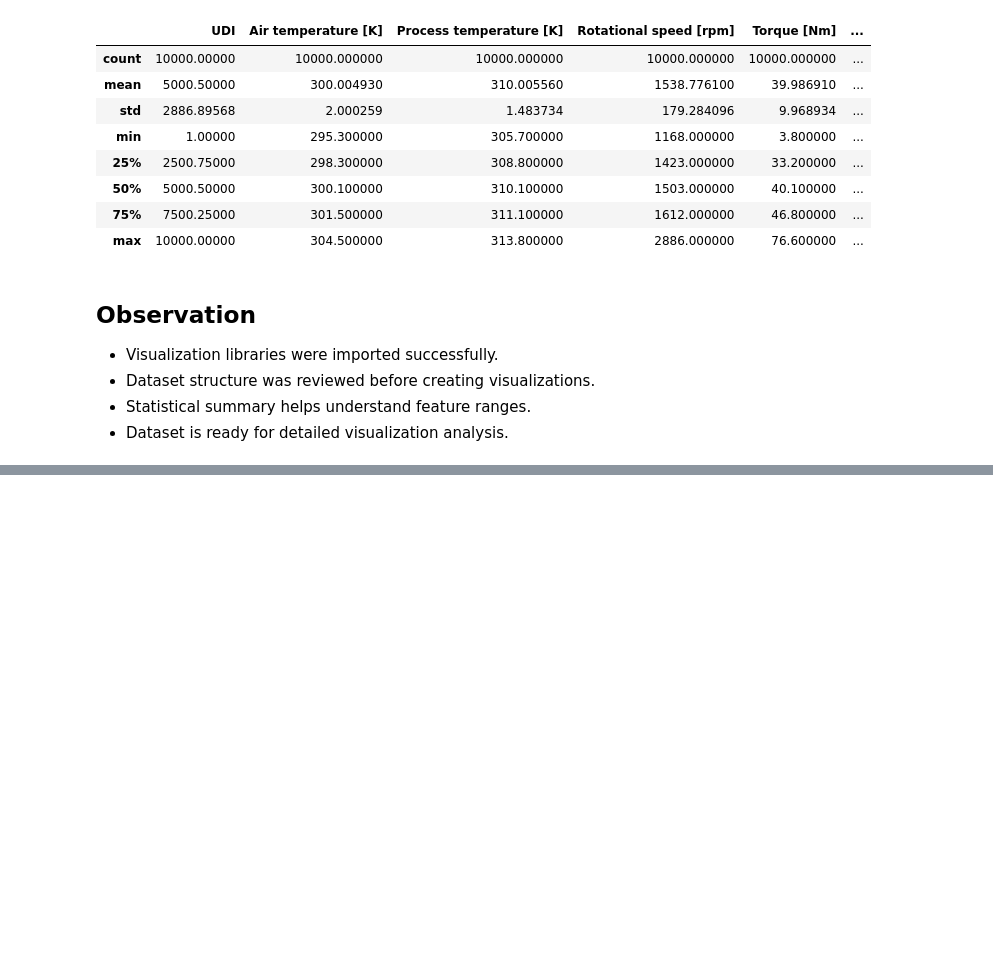
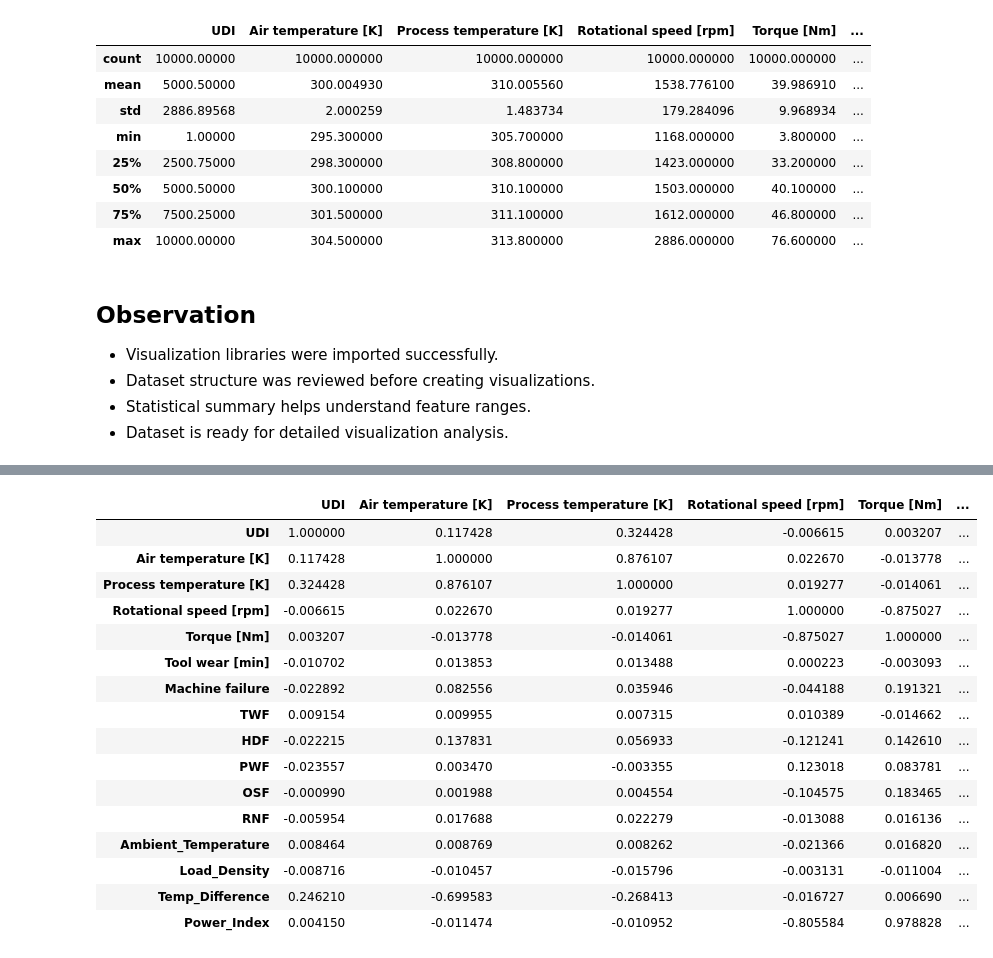
Before and after one commit to durgaanilcodes/predictive-maintenance, a Jupyter notebook: notebooks/eda_analysis (7).ipynb, the cells around one changed output, grey strips where cells are left out. Saved outputs shown, nothing was run; the diff lists cells and outputs as text; code cells hidden in the pictures; blank space fills up the shorter version.

```diff
--- a/notebooks/eda_analysis (6).ipynb
+++ b/notebooks/eda_analysis (7).ipynb
@@ -162,0 +175,21 @@ df.describe()
+# %%
+correlation = numeric_df.corr()
+correlation
+# %% [output]
+|  | UDI | Air temperature [K] | Process temperature [K] | Rotational speed [rpm] | Torque [Nm] | ... |
+| UDI | 1.000000 | 0.117428 | 0.324428 | -0.006615 | 0.003207 | ... |
+| Air temperature [K] | 0.117428 | 1.000000 | 0.876107 | 0.022670 | -0.013778 | ... |
+| Process temperature [K] | 0.324428 | 0.876107 | 1.000000 | 0.019277 | -0.014061 | ... |
+| Rotational speed [rpm] | -0.006615 | 0.022670 | 0.019277 | 1.000000 | -0.875027 | ... |
+| Torque [Nm] | 0.003207 | -0.013778 | -0.014061 | -0.875027 | 1.000000 | ... |
+| Tool wear [min] | -0.010702 | 0.013853 | 0.013488 | 0.000223 | -0.003093 | ... |
+| Machine failure | -0.022892 | 0.082556 | 0.035946 | -0.044188 | 0.191321 | ... |
+| TWF | 0.009154 | 0.009955 | 0.007315 | 0.010389 | -0.014662 | ... |
+| HDF | -0.022215 | 0.137831 | 0.056933 | -0.121241 | 0.142610 | ... |
+| PWF | -0.023557 | 0.003470 | -0.003355 | 0.123018 | 0.083781 | ... |
+| OSF | -0.000990 | 0.001988 | 0.004554 | -0.104575 | 0.183465 | ... |
+| RNF | -0.005954 | 0.017688 | 0.022279 | -0.013088 | 0.016136 | ... |
+| Ambient_Temperature | 0.008464 | 0.008769 | 0.008262 | -0.021366 | 0.016820 | ... |
+| Load_Density | -0.008716 | -0.010457 | -0.015796 | -0.003131 | -0.011004 | ... |
+| Temp_Difference | 0.246210 | -0.699583 | -0.268413 | -0.016727 | 0.006690 | ... |
+| Power_Index | 0.004150 | -0.011474 | -0.010952 | -0.805584 | 0.978828 | ... |
```
Also changed, not shown: parts of 4 cells of this notebook.
